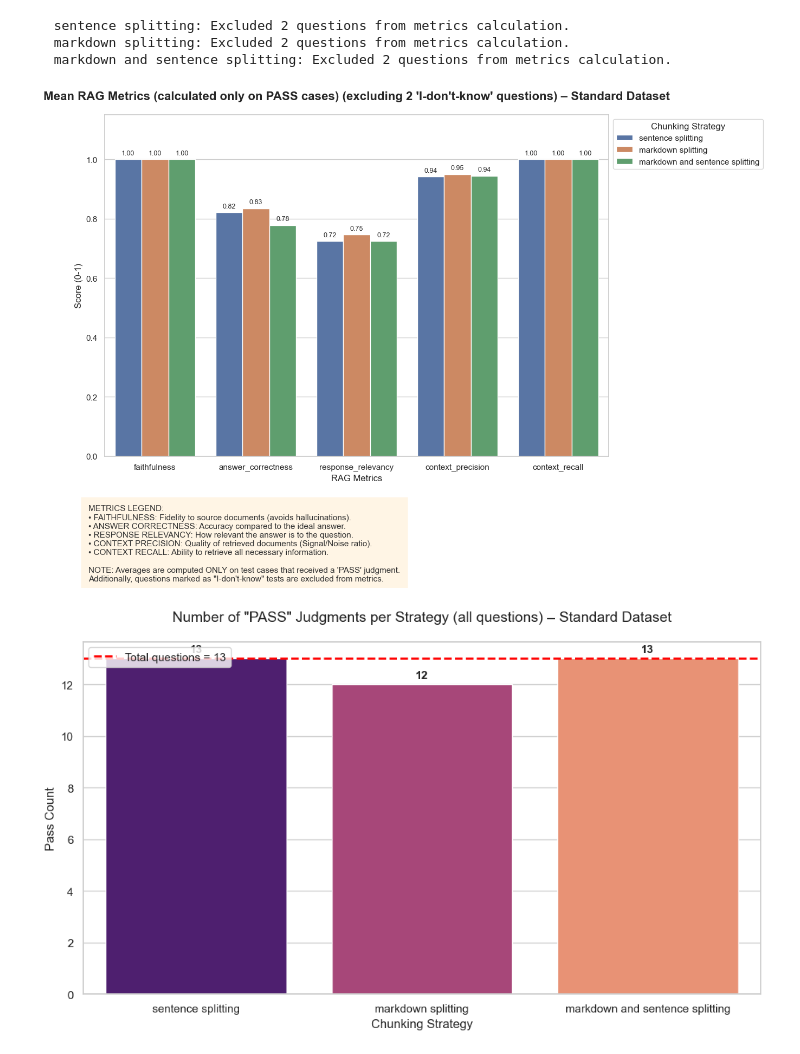
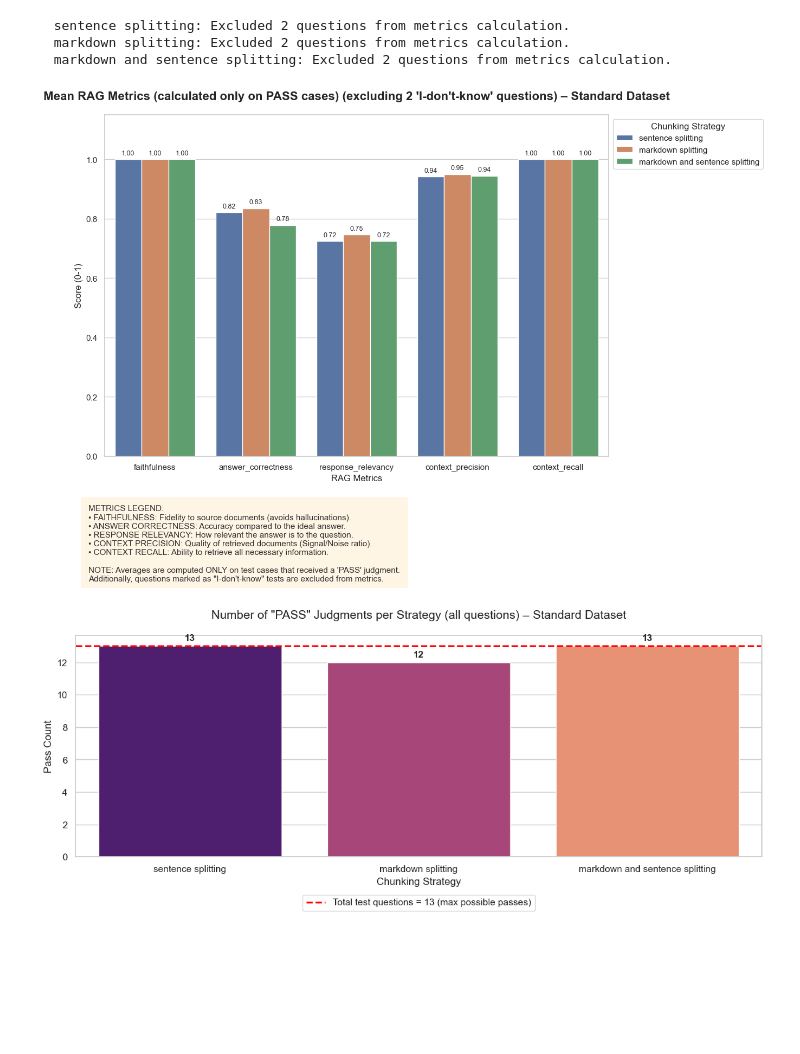
Before and after one commit to Gabriele-tomai00/rag_eval_units, a Jupyter notebook: rag_eval/comparison_study.ipynb, the cells around one changed output. Saved outputs shown, nothing was run; the diff lists cells and outputs as text; code cells hidden in the pictures; blank space fills up the shorter version.

Commit message:
update graphs

```diff
--- a/rag_eval/comparison_study.ipynb
+++ b/rag_eval/comparison_study.ipynb
@@ -58,10 +58,8 @@ def process_experiment_set(file_list, dataset_name, exclude_questions=None):
                 # ---- Filter rows for metrics: exclude questions that are "I don't know" tests ----
                 df_metrics = df.copy()
                 if exclude_questions:
-                    # Create a mask: True for rows we want to keep (i.e., NOT in exclude list)
+                    # Exact match (or use .str.contains for substring)
                     mask = ~df_metrics['question'].isin(exclude_questions)
-                    # Alternatively, use substring matching (more flexible):
-                    # mask = ~df_metrics['question'].str.contains('|'.join(exclude_questions), case=False, na=False)
                     df_metrics = df_metrics[mask]
                     print(f"  {label}: Excluded {len(df) - len(df_metrics)} questions from metrics calculation.")
 
@@ -131,24 +129,29 @@ def process_experiment_set(file_list, dataset_name, exclude_questions=None):
     # ---------- Plot 2: Pass count with horizontal line (includes all questions) ----------
     if df_pass is not None:
         total_questions = df_pass['total'].iloc[0]
-        plt.figure(figsize=(10, 6))
+        # Increase figure size to accommodate legend outside
+        plt.figure(figsize=(12, 6))  # wider than before (was 10,6)
         ax2 = sns.barplot(data=df_pass, x='strategy', y='pass_count',
-                          hue='strategy', palette='magma', legend=False)
+                        hue='strategy', palette='magma', legend=False)
+
         ax2.axhline(y=total_questions, color='red', linestyle='--', linewidth=2,
-                    label=f'Total questions = {total_questions}')
+                    label=f'Total test questions = {total_questions} (max possible passes)')
+
         plt.title(f'Number of "PASS" Judgments per Strategy (all questions) – {dataset_name} Dataset',
-                  fontsize=14, pad=20)
+                fontsize=14, pad=20)
         plt.ylabel('Pass Count')
         plt.xlabel('Chunking Strategy')
-        plt.legend(loc='upper left')
+
+        # Place legend outside the plot area (to the right)
+        plt.legend(loc='upper center', bbox_to_anchor=(0.5, -0.15), ncol=1)
+        plt.tight_layout(rect=[0, 0, 1, 0.9])
 
         for p in ax2.patches:
             ax2.annotate(f"{int(p.get_height())}",
-                         (p.get_x() + p.get_width() / 2., p.get_height()),
-                         ha='center', va='center', xytext=(0, 9),
-                         textcoords='offset points', fontsize=11, fontweight='bold')
+                        (p.get_x() + p.get_width() / 2., p.get_height()),
+                        ha='center', va='center', xytext=(0, 9),
+                        textcoords='offset points', fontsize=11, fontweight='bold')
 
-        plt.tight_layout()
         plt.show()
 
         # Print summary
@@ -174,35 +177,35 @@ normal_files = [
     'evals/experiments/from_index_sentence_results.csv',
     'evals/experiments/from_index_markdown_chunking_results.csv',
     'evals/experiments/from_index_markdown_and_sentence_results.csv'
 ]
 
 big_files = [
     'evals/experiments/from_index_sentence_big_results.csv',
     'evals/experiments/from_index_markdown_chunking_big_results.csv',
     'evals/experiments/from_index_markdown_and_sentence_big_results.csv'
 ]
 
 # ------------------------------------------------------------
 # Define questions to exclude from metrics (exact text as in CSV)
 # ------------------------------------------------------------
 questions_to_exclude = [
     "l aula T dell'edificio A è libera il giorno 20 marzo 2026?",
     "dimmi i corsi disponibili del dipartimento di musicologia"
 ]
 
 # ------------------------------------------------------------
 # Run for Standard dataset only (big files are missing)
 # ------------------------------------------------------------
 process_experiment_set(normal_files, "Standard", exclude_questions=questions_to_exclude)
 
 # Uncomment when big files become available
-process_experiment_set(big_files, "Big", exclude_questions=questions_to_exclude)
+# process_experiment_set(big_files, "Big", exclude_questions=questions_to_exclude)
 # %% [output]
   sentence splitting: Excluded 2 questions from metrics calculation.
   markdown splitting: Excluded 2 questions from metrics calculation.
   markdown and sentence splitting: Excluded 2 questions from metrics calculation.
 [figure]
-[figure, old version]
+[figure, new version]
 --- SUMMARY JUDGE PASS COUNT (Standard) ---
 sentence splitting: 13 pass / 13 total (rate: 100.0%)
 markdown splitting: 12 pass / 13 total (rate: 92.3%)
```
Also changed, not shown: parts of 2 cells of this notebook.
